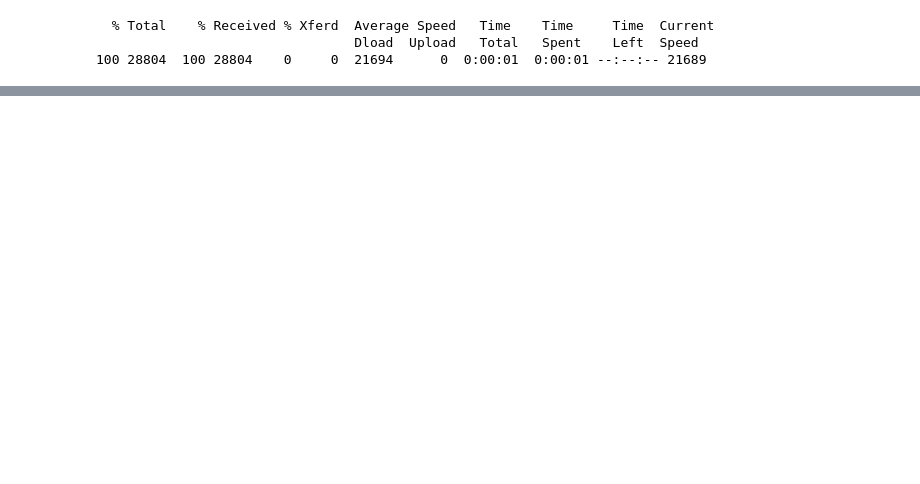
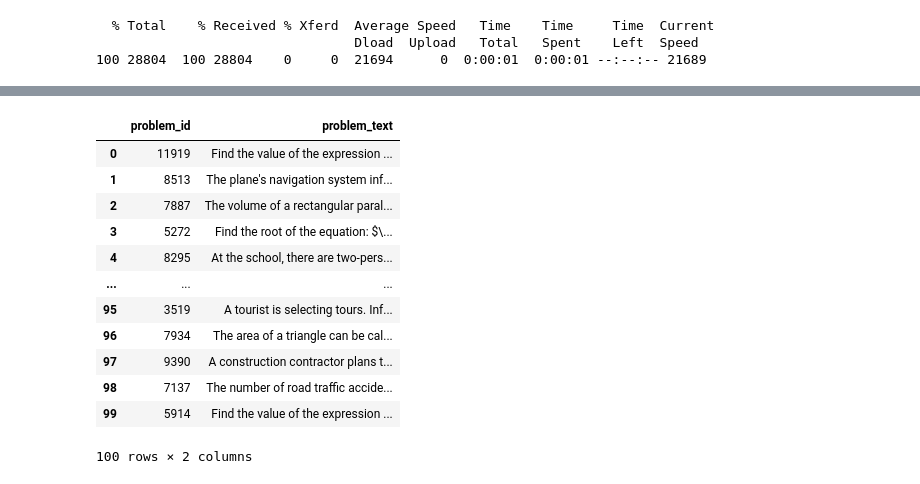
Before and after one commit to dkulemin/llm-zoomcamp-2024-competition, a Jupyter notebook: notebooks/test_ollama.ipynb, the cells around one changed output, grey strips where cells are left out. Saved outputs shown, nothing was run; the diff lists cells and outputs as text; code cells hidden in the pictures; blank space fills up the shorter version.

```diff
--- a/notebooks/test_ollama.ipynb
+++ b/notebooks/test_ollama.ipynb
@@ -50,0 +468,16 @@ test_df = pd.read_csv('../data/test.csv')
+# %%
+test_df
+# %% [output]
+|  | problem_id | problem_text |
+| 0 | 11919 | Find the value of the expression ... |
+| 1 | 8513 | The plane's navigation system inf... |
+| 2 | 7887 | The volume of a rectangular paral... |
+| 3 | 5272 | Find the root of the equation: $\... |
+| 4 | 8295 | At the school, there are two-pers... |
+| ... | ... | ... |
+| 95 | 3519 | A tourist is selecting tours. Inf... |
+| 96 | 7934 | The area of a triangle can be cal... |
+| 97 | 9390 | A construction contractor plans t... |
+| 98 | 7137 | The number of road traffic accide... |
+| 99 | 5914 | Find the value of the expression ... |
+100 rows × 2 columns
```
Also changed, not shown: parts of 51 cells of this notebook.
